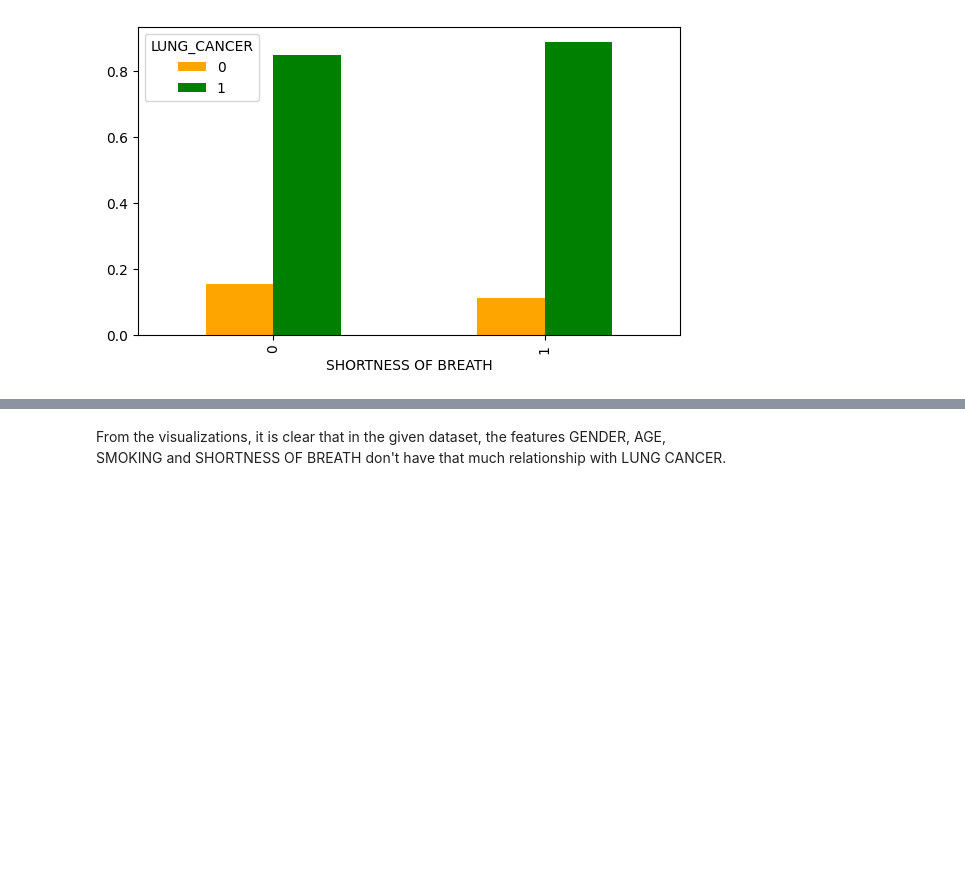
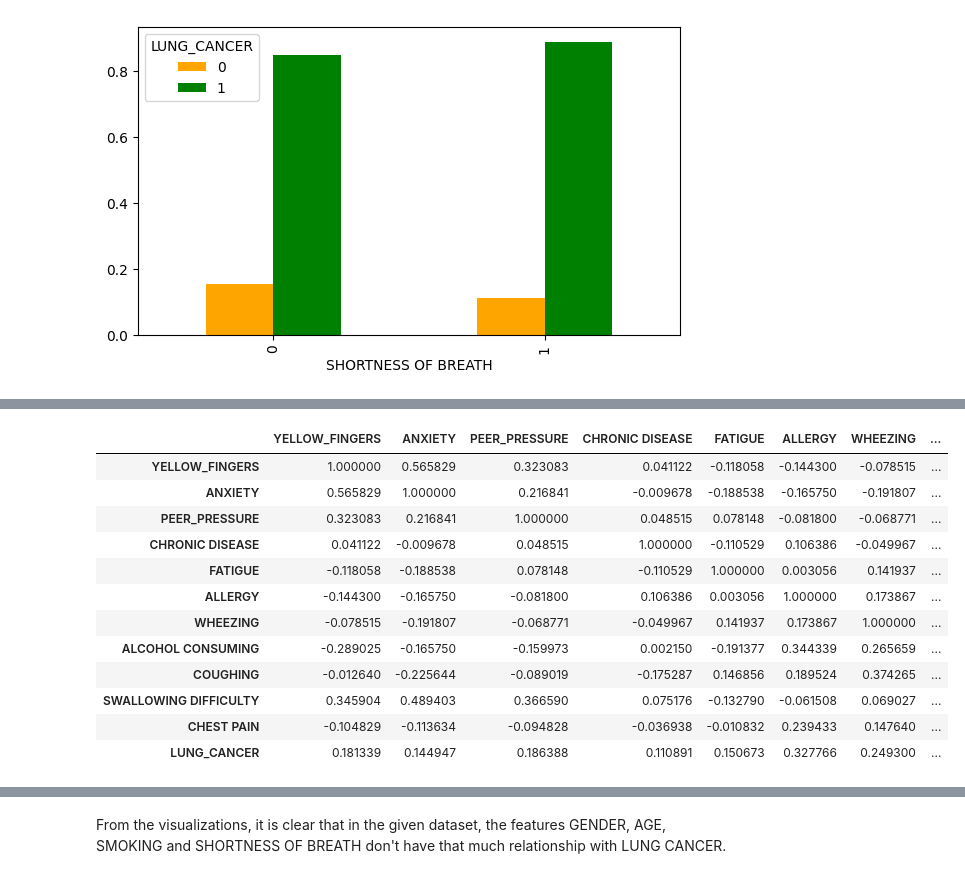
Before and after one commit to Manish2506/Project, a Jupyter notebook: lung_cancer_prediction_eda.ipynb, the cells around one changed output, grey strips where cells are left out. Saved outputs shown, nothing was run; the diff lists cells and outputs as text; code cells hidden in the pictures; blank space fills up the shorter version.

```diff
--- a/lung_cancer_prediction_eda.ipynb
+++ b/lung_cancer_prediction_eda.ipynb
@@ -227,0 +255,18 @@ plot('SHORTNESS OF BREATH')
+# %%
+#Finding Correlation
+cn=df_new.corr()
+cn
+# %% [output]
+|  | YELLOW_FINGERS | ANXIETY | PEER_PRESSURE | CHRONIC DISEASE | FATIGUE | ALLERGY | WHEEZING | ... |
+| YELLOW_FINGERS | 1.000000 | 0.565829 | 0.323083 | 0.041122 | -0.118058 | -0.144300 | -0.078515 | ... |
+| ANXIETY | 0.565829 | 1.000000 | 0.216841 | -0.009678 | -0.188538 | -0.165750 | -0.191807 | ... |
+| PEER_PRESSURE | 0.323083 | 0.216841 | 1.000000 | 0.048515 | 0.078148 | -0.081800 | -0.068771 | ... |
+| CHRONIC DISEASE | 0.041122 | -0.009678 | 0.048515 | 1.000000 | -0.110529 | 0.106386 | -0.049967 | ... |
+| FATIGUE | -0.118058 | -0.188538 | 0.078148 | -0.110529 | 1.000000 | 0.003056 | 0.141937 | ... |
+| ALLERGY | -0.144300 | -0.165750 | -0.081800 | 0.106386 | 0.003056 | 1.000000 | 0.173867 | ... |
+| WHEEZING | -0.078515 | -0.191807 | -0.068771 | -0.049967 | 0.141937 | 0.173867 | 1.000000 | ... |
+| ALCOHOL CONSUMING | -0.289025 | -0.165750 | -0.159973 | 0.002150 | -0.191377 | 0.344339 | 0.265659 | ... |
+| COUGHING | -0.012640 | -0.225644 | -0.089019 | -0.175287 | 0.146856 | 0.189524 | 0.374265 | ... |
+| SWALLOWING DIFFICULTY | 0.345904 | 0.489403 | 0.366590 | 0.075176 | -0.132790 | -0.061508 | 0.069027 | ... |
+| CHEST PAIN | -0.104829 | -0.113634 | -0.094828 | -0.036938 | -0.010832 | 0.239433 | 0.147640 | ... |
+| LUNG_CANCER | 0.181339 | 0.144947 | 0.186388 | 0.110891 | 0.150673 | 0.327766 | 0.249300 | ... |
```
Also changed, not shown: parts of 40 cells of this notebook.
